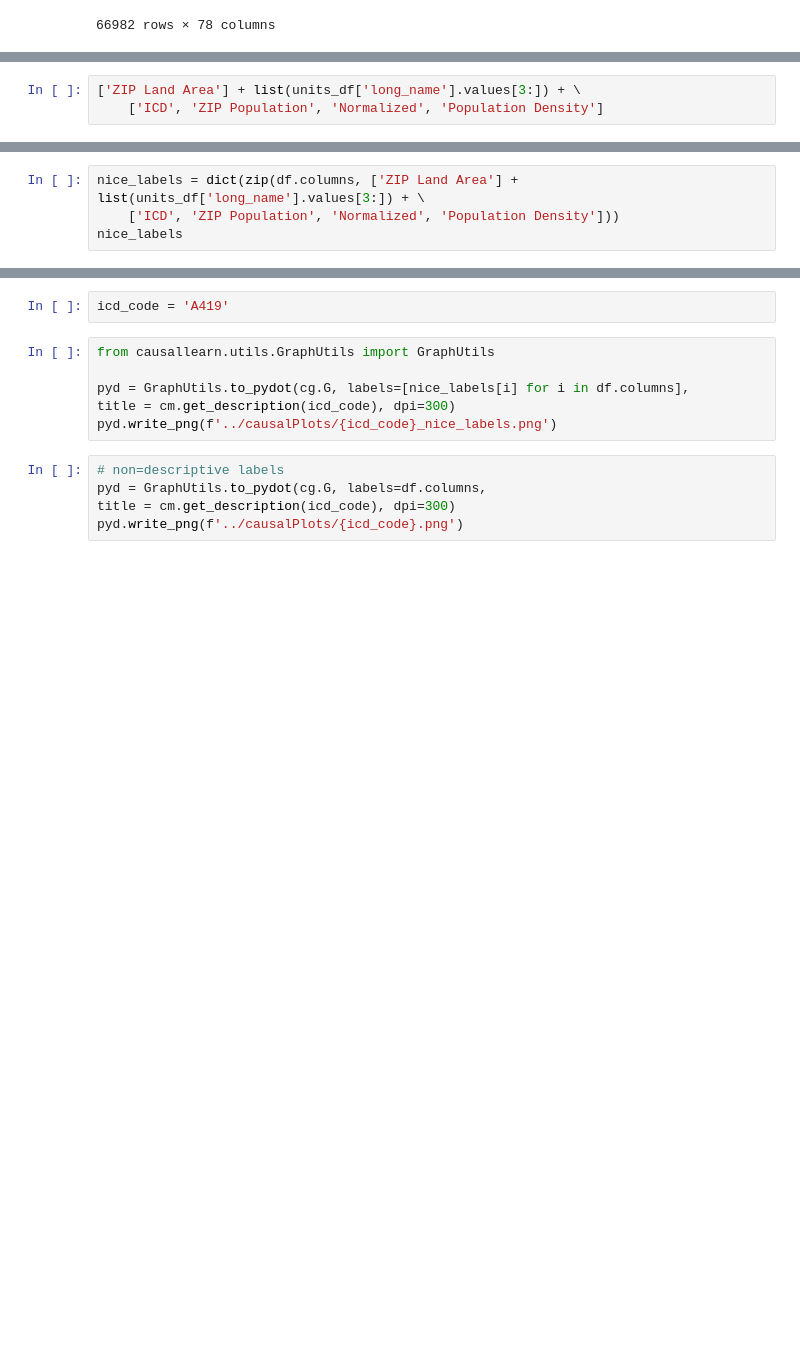
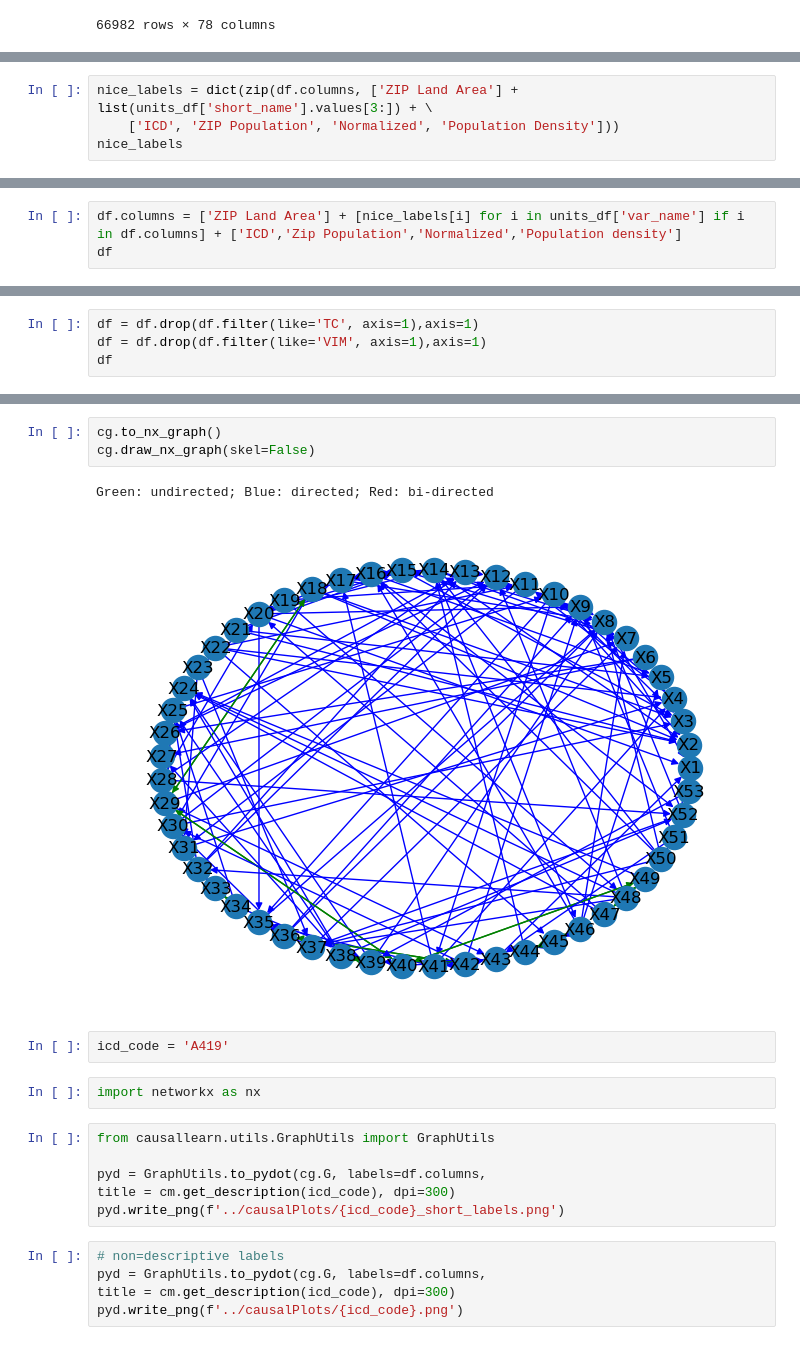
Before and after one commit to mi3nts/environmentalSocialHealth, a Jupyter notebook: notebooks/causalAnalysis.ipynb, the cells around one changed output, grey strips where cells are left out. Cells and saved outputs as stored; diff of their text form; blank space fills up the shorter version.

```diff
--- a/notebooks/causalAnalysis.ipynb
+++ b/notebooks/causalAnalysis.ipynb
@@ -46,4 +46,5 @@ units_df
 # %%
-['ZIP Land Area'] + list(units_df['long_name'].values[3:]) + \
-    ['ICD', 'ZIP Population', 'Normalized', 'Population Density']
+nice_labels = dict(zip(df.columns, ['ZIP Land Area'] + list(units_df['short_name'].values[3:]) + \
+    ['ICD', 'ZIP Population', 'Normalized', 'Population Density']))
+nice_labels
 # %% [output]
@@ -51,4 +67,0 @@ units_df
-# %%
-nice_labels = dict(zip(df.columns, ['ZIP Land Area'] + list(units_df['long_name'].values[3:]) + \
-    ['ICD', 'ZIP Population', 'Normalized', 'Population Density']))
-nice_labels
@@ -72,0 +68,3 @@ nice_labels
+# %%
+df.columns = ['ZIP Land Area'] + [nice_labels[i] for i in units_df['var_name'] if i in df.columns] + ['ICD','Zip Population','Normalized','Population density']
+df
@@ -72,0 +85,4 @@ nice_labels
+# %%
+df = df.drop(df.filter(like='TC', axis=1),axis=1)
+df = df.drop(df.filter(like='VIM', axis=1),axis=1)
+df
@@ -77,11 +147,19 @@ FileNotFoundError: [Errno 2] "dot" not found in path.
+# %%
+cg.to_nx_graph()
+cg.draw_nx_graph(skel=False)
+# %% [output]
+Green: undirected; Blue: directed; Red: bi-directed
+[figure, added]
 # %%
 icd_code = 'A419'
+# %%
+import networkx as nx
 # %%
 from causallearn.utils.GraphUtils import GraphUtils
 
-pyd = GraphUtils.to_pydot(cg.G, labels=[nice_labels[i] for i in df.columns],
+pyd = GraphUtils.to_pydot(cg.G, labels=df.columns,
 title = cm.get_description(icd_code), dpi=300)
-pyd.write_png(f'../causalPlots/{icd_code}_nice_labels.png')
+pyd.write_png(f'../causalPlots/{icd_code}_short_labels.png')
 # %%
 # non=descriptive labels
 pyd = GraphUtils.to_pydot(cg.G, labels=df.columns,
```
Also changed, not shown: parts of 9 cells of this notebook, 2 other files.
